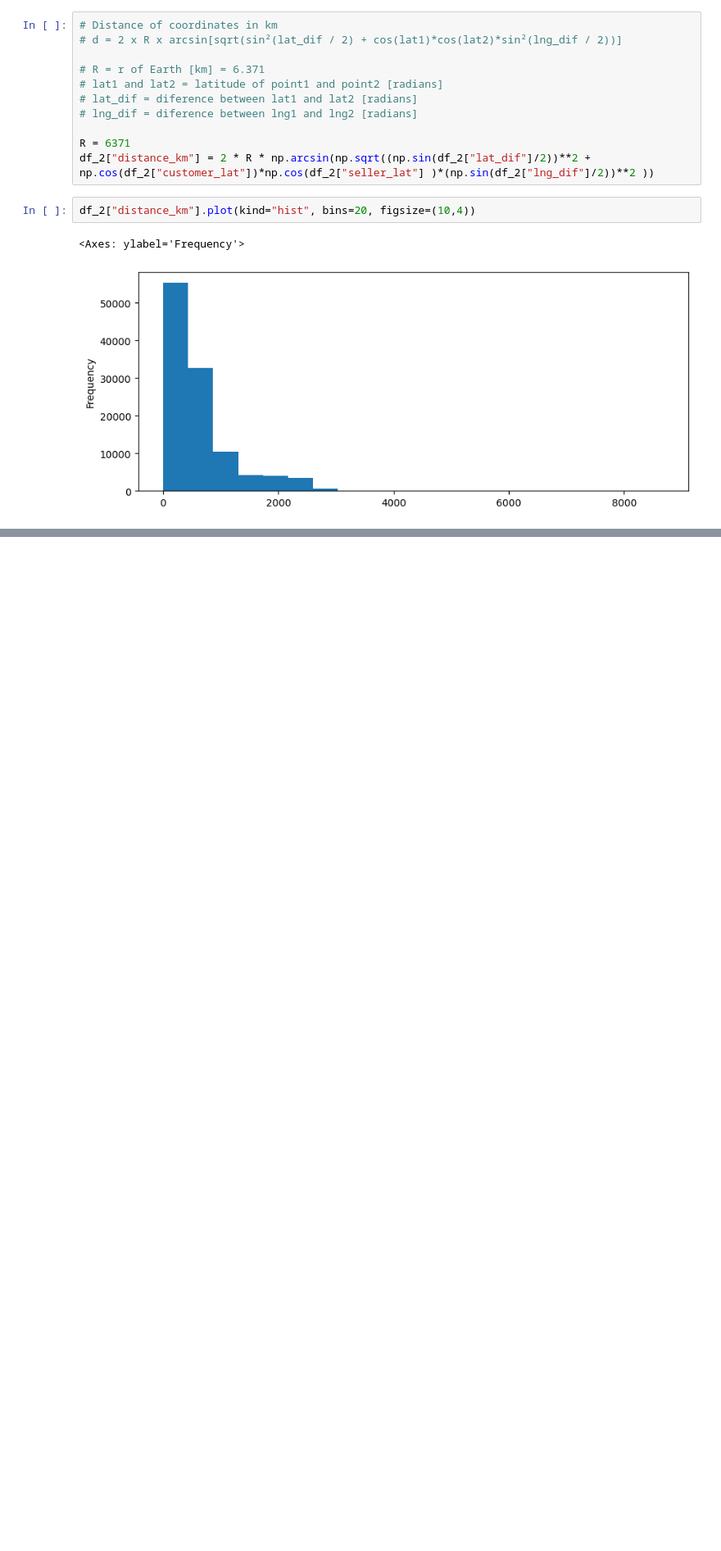
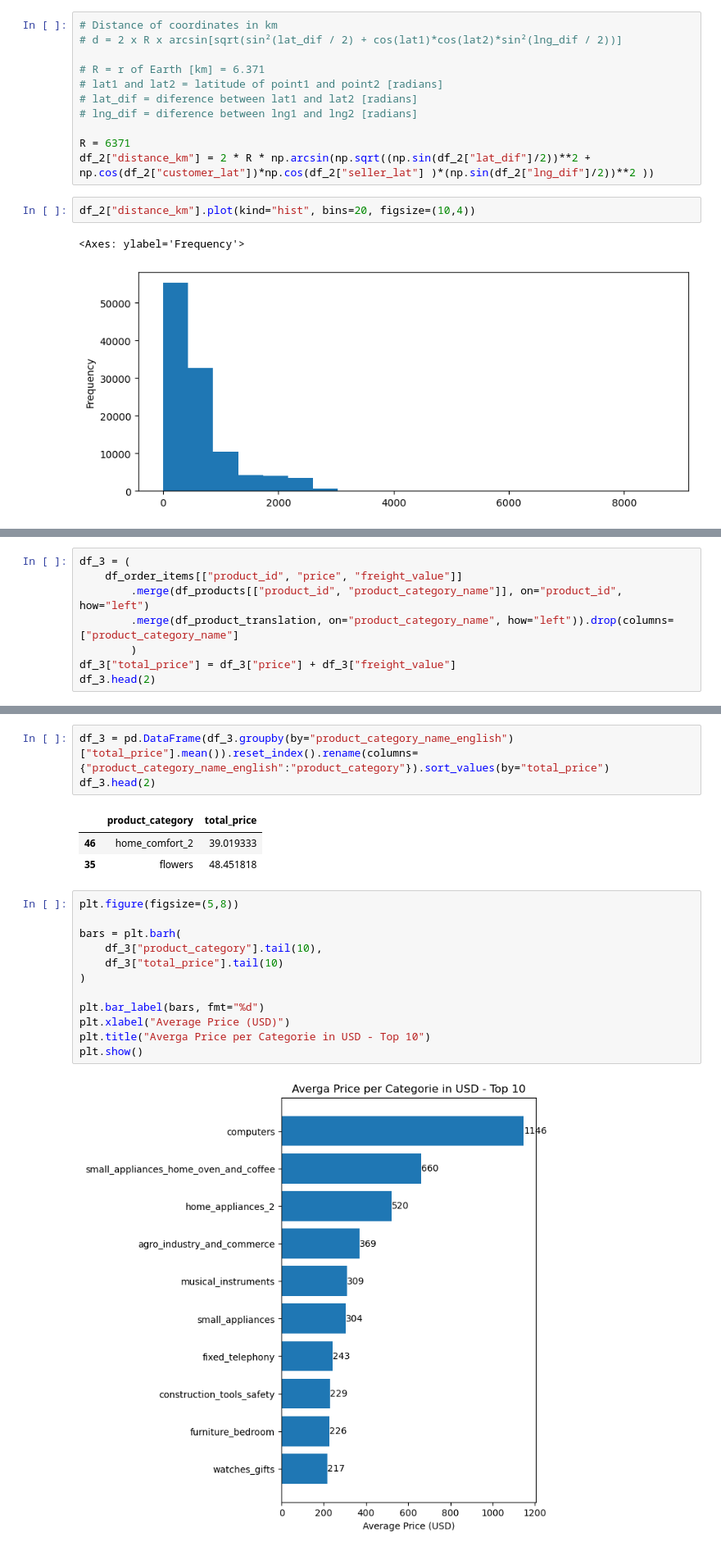
Before and after one commit to bruno-lima98/portfolio-olist-brazilian-ecommerce, a Jupyter notebook: main.ipynb, the cells around one changed output, grey strips where cells are left out. Shown at 82% size. Saved outputs shown, nothing was run; the diff lists cells and outputs as text; blank space fills up the shorter version.

```diff
--- a/main.ipynb
+++ b/main.ipynb
@@ -483,0 +500,8 @@ df_2["distance_km"].plot(kind="hist", bins=20, figsize=(10,4))
+# %%
+df_3 = (
+    df_order_items[["product_id", "price", "freight_value"]]
+        .merge(df_products[["product_id", "product_category_name"]], on="product_id", how="left")
+        .merge(df_product_translation, on="product_category_name", how="left")).drop(columns=["product_category_name"]
+        )
+df_3["total_price"] = df_3["price"] + df_3["freight_value"]
+df_3.head(2)
@@ -483,0 +512,21 @@ df_2["distance_km"].plot(kind="hist", bins=20, figsize=(10,4))
+# %%
+df_3 = pd.DataFrame(df_3.groupby(by="product_category_name_english")["total_price"].mean()).reset_index().rename(columns={"product_category_name_english":"product_category"}).sort_values(by="total_price")
+df_3.head(2)
+# %% [output]
+|  | product_category | total_price |
+| 46 | home_comfort_2 | 39.019333 |
+| 35 | flowers | 48.451818 |
+# %%
+plt.figure(figsize=(5,8))
+
+bars = plt.barh(
+    df_3["product_category"].tail(10),
+    df_3["total_price"].tail(10)
+)
+
+plt.bar_label(bars, fmt="%d")
+plt.xlabel("Average Price (USD)")
+plt.title("Averga Price per Categorie in USD - Top 10")
+plt.show()
+# %% [output]
+[figure, added]
```
Also changed, not shown: parts of 20 cells of this notebook.
